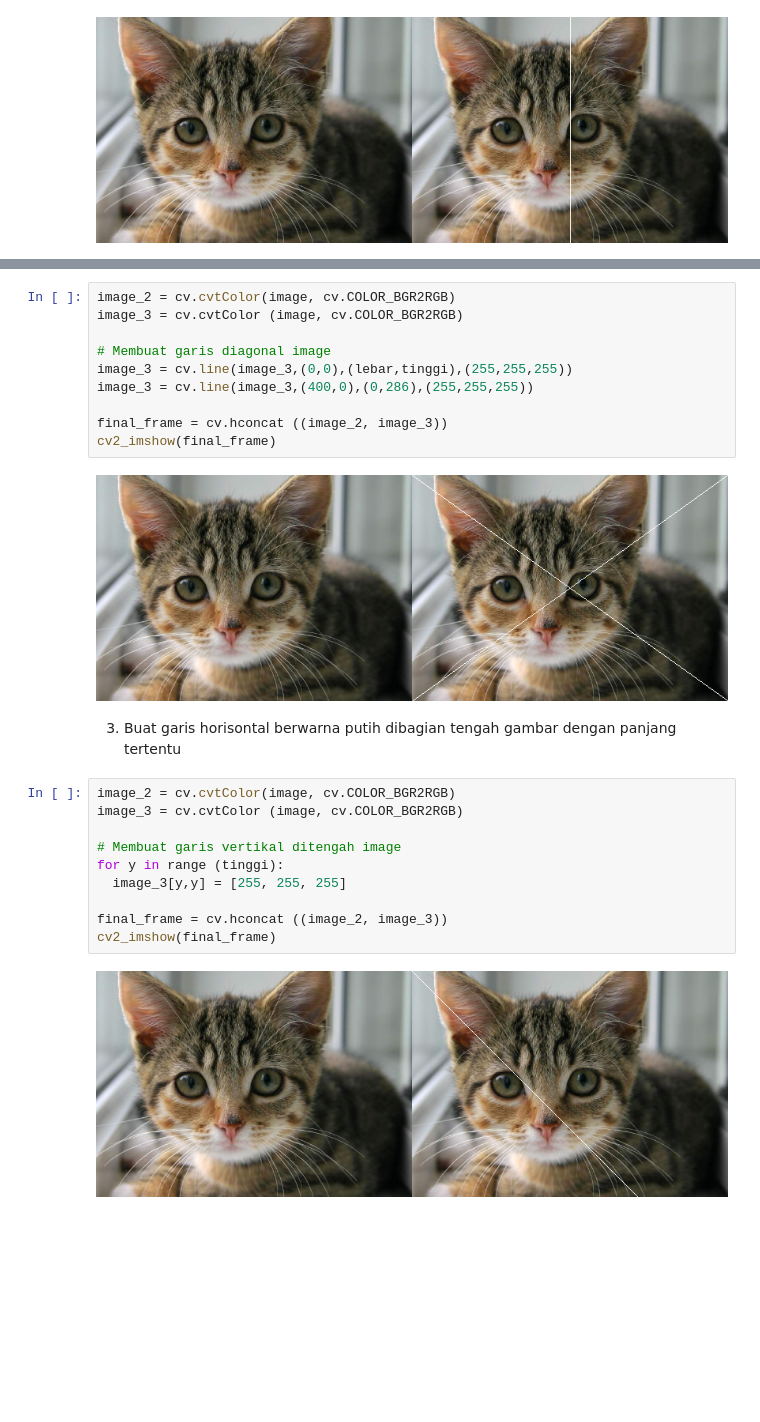
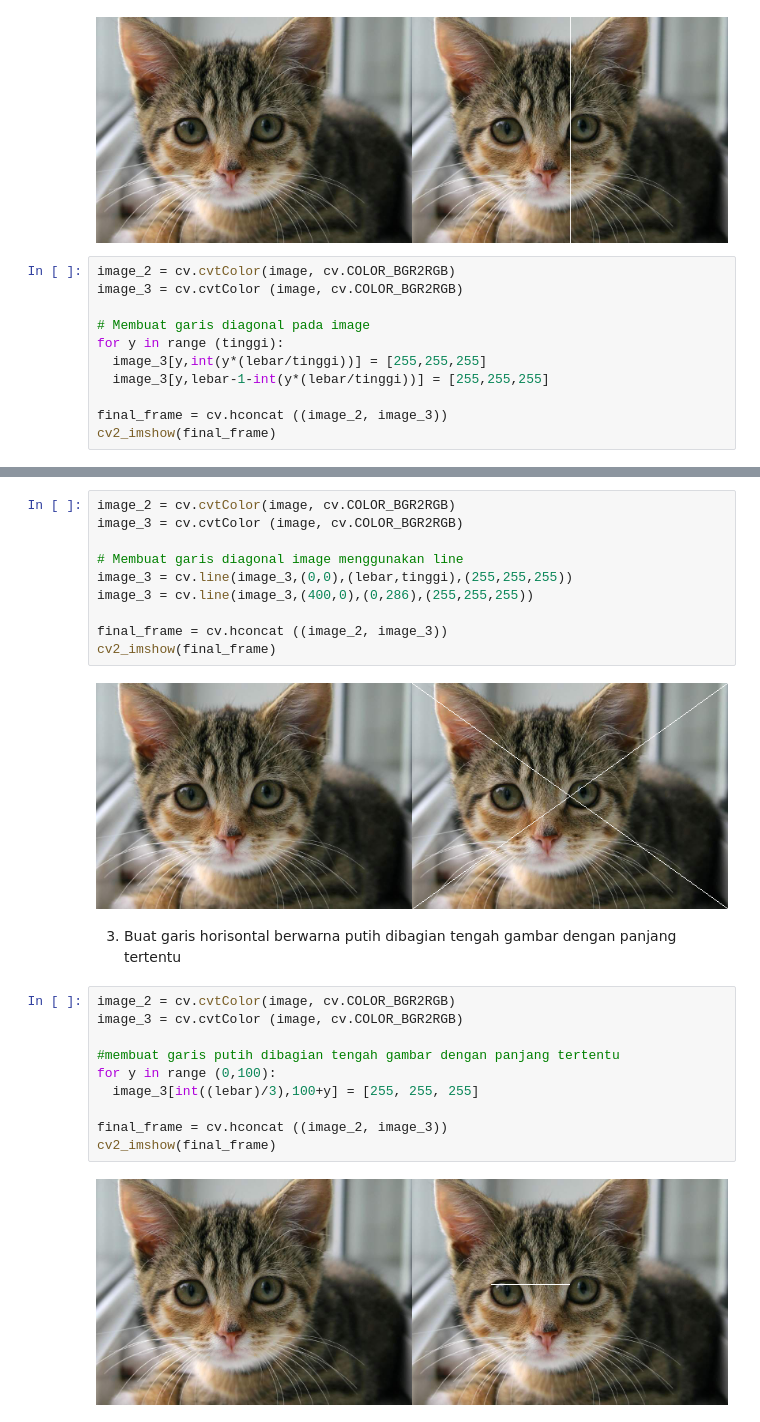
Before and after one commit to 04-AhmadThariqRamadhan/PCVK_Genap_2023, a Jupyter notebook: Week1.ipynb, the cells around one changed output, grey strips where cells are left out. Drawn from its saved outputs; the diff is of its cells as text; blank space fills up the shorter version.

```diff
--- a/Week1.ipynb
+++ b/Week1.ipynb
@@ -79,3 +79,14 @@ final_frame = cv.hconcat ((image_2, image_3))
 cv2_imshow(final_frame)
 # %% [output]
 [figure]
+# %%
+image_2 = cv.cvtColor(image, cv.COLOR_BGR2RGB)
+image_3 = cv.cvtColor (image, cv.COLOR_BGR2RGB)
+
+# Membuat garis diagonal pada image
+for y in range (tinggi):
+  image_3[y,int(y*(lebar/tinggi))] = [255,255,255]
+  image_3[y,lebar-1-int(y*(lebar/tinggi))] = [255,255,255]
+
+final_frame = cv.hconcat ((image_2, image_3))
+cv2_imshow(final_frame)
@@ -83,7 +96,7 @@ cv2_imshow(final_frame)
 image_2 = cv.cvtColor(image, cv.COLOR_BGR2RGB)
 image_3 = cv.cvtColor (image, cv.COLOR_BGR2RGB)
 
-# Membuat garis diagonal image
+# Membuat garis diagonal image menggunakan line
 image_3 = cv.line(image_3,(0,0),(lebar,tinggi),(255,255,255))
 image_3 = cv.line(image_3,(400,0),(0,286),(255,255,255))
 
@@ -97,12 +110,12 @@ tertentu
 # %%
 image_2 = cv.cvtColor(image, cv.COLOR_BGR2RGB)
 image_3 = cv.cvtColor (image, cv.COLOR_BGR2RGB)
 
-# Membuat garis vertikal ditengah image
-for y in range (tinggi):
-  image_3[y,y] = [255, 255, 255]
+#membuat garis putih dibagian tengah gambar dengan panjang tertentu
+for y in range (0,100):
+  image_3[int((lebar)/3),100+y] = [255, 255, 255]
 
 final_frame = cv.hconcat ((image_2, image_3))
 cv2_imshow(final_frame)
 # %% [output]
-[figure, old version]
+[figure, new version]
```
Also changed, not shown: parts of 3 cells of this notebook.
